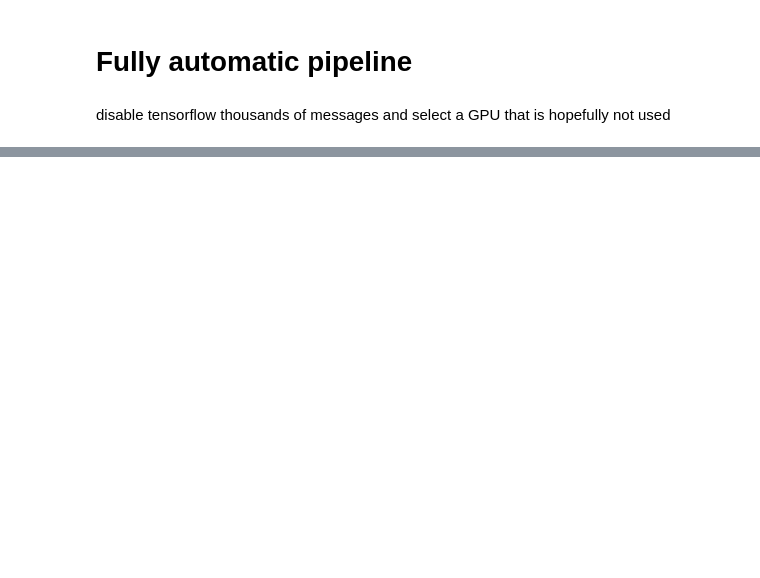
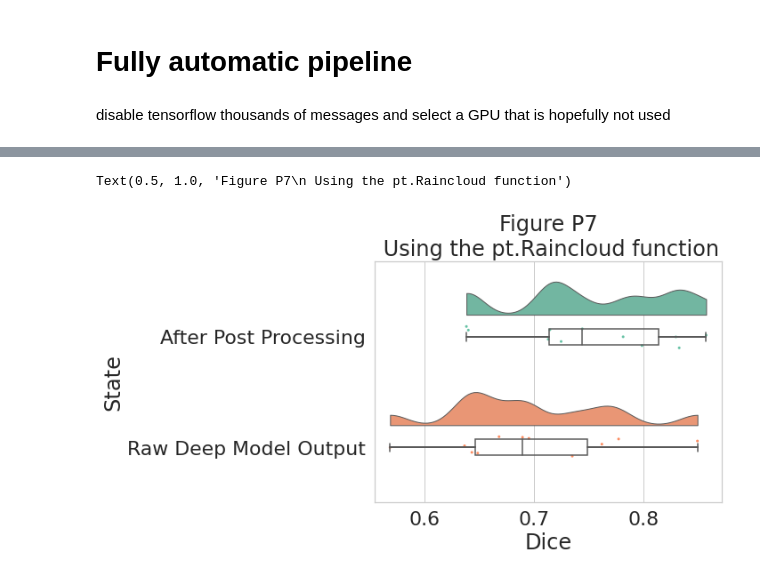
Before and after one commit to Zuber-group/CryoVesNet, a Jupyter notebook: notebooks/prepyto_full_automatic_pipeline.ipynb, the cells around one changed output, grey strips where cells are left out. Saved outputs shown, nothing was run; the diff lists cells and outputs as text; code cells hidden in the pictures; blank space fills up the shorter version.

```diff
--- a/notebooks/prepyto_full_automatic_pipeline.ipynb
+++ b/notebooks/prepyto_full_automatic_pipeline.ipynb
@@ -68,0 +270,13 @@ Prepyto Pipeline: setting up pyto folder
+# %%
+import pandas as pd
+import seaborn as sns
+import os
+import matplotlib.pyplot as plt
+#sns.set(style="darkgrid")
+#sns.set(style="whitegrid")
+#sns.set_style("white")
+sns.set(style="whitegrid",font_scale=2)
+import matplotlib.collections as clt
+import numpy as np
+
+import ptitprince as pt
@@ -68,0 +307,2 @@ Prepyto Pipeline: setting up pyto folder
+# %%
+df= pd.DataFrame(data)
@@ -68,0 +354,11 @@ Prepyto Pipeline: setting up pyto folder
+# %%
+dx = "State"; dy = "Dice"; ort = "h"; pal = "Set2"; sigma = .2
+f, ax = plt.subplots(figsize=(7, 5))
+
+pt.RainCloud(x = dx, y = dy, data = df, palette = pal, bw = sigma,
+                 width_viol = .6, ax = ax, orient = ort)
+
+plt.title("Figure P7\n Using the pt.Raincloud function")
+# %% [output]
+Text(0.5, 1.0, 'Figure P7\n Using the pt.Raincloud function')
+[figure, added]
```
Also changed, not shown: parts of 39 cells of this notebook, 13 other files.
